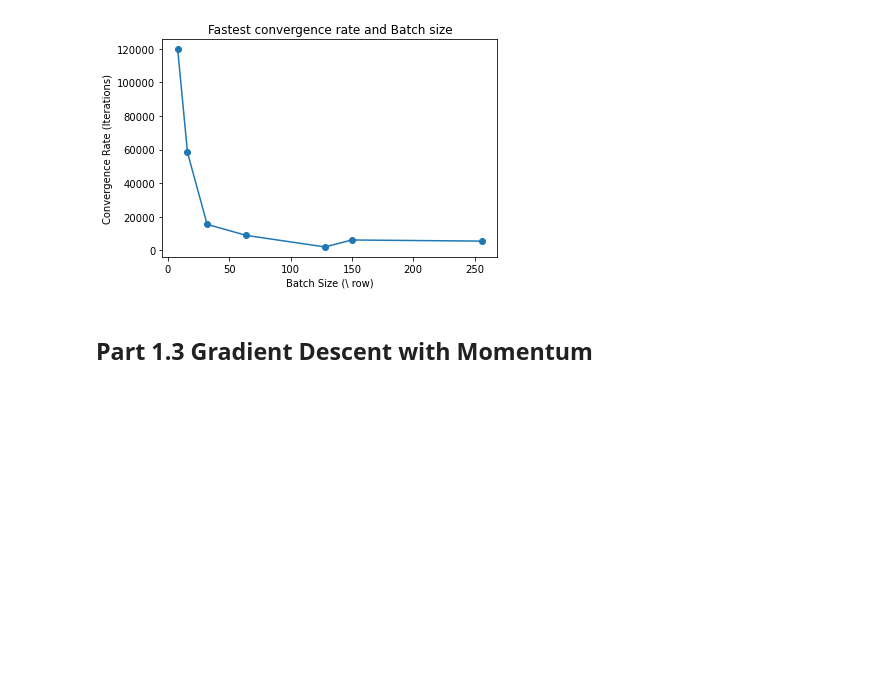
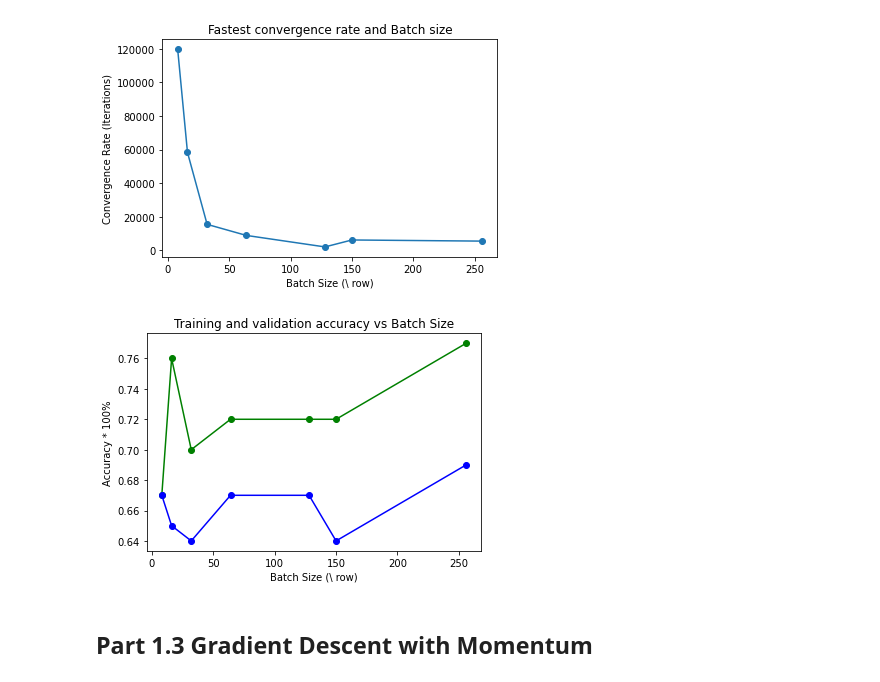
Before and after one commit to hassangaber/COMP551-p2, a Jupyter notebook: src/final/Project2_G14.ipynb, the cells around one changed output. Cells and saved outputs as stored; diff of their text form; code cells hidden in the pictures; blank space fills up the shorter version.

```diff
--- a/src/final/Project2_G14.ipynb
+++ b/src/final/Project2_G14.ipynb
@@ -244,6 +225,15 @@ plt.title("Fastest convergence rate and Batch size")
 plt.show()
 # %% [output]
 [figure]
+# %%
+plt.plot(sizes,Tacc, 'g' , marker='o',label='Test Accuracy')
+plt.plot(sizes, Vacc, 'b', marker='o', label='Validation Accuracy')
+plt.xlabel("Batch Size (\ row)")
+plt.ylabel("Accuracy * 100%")
+plt.title("Training and validation accuracy vs Batch Size")
+plt.show()
+# %% [output]
+[figure, added]
 # %% [markdown]
 ## Part 1.3 Gradient Descent with Momentum
 # %% [markdown]
```
Also changed, not shown: parts of 19 cells of this notebook.
